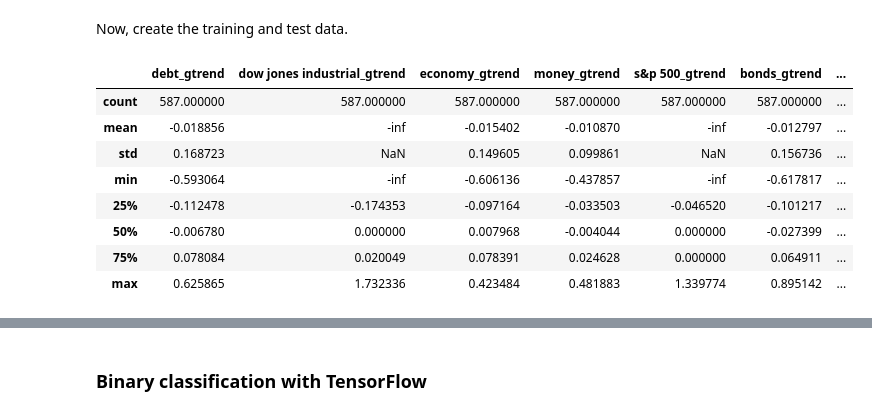
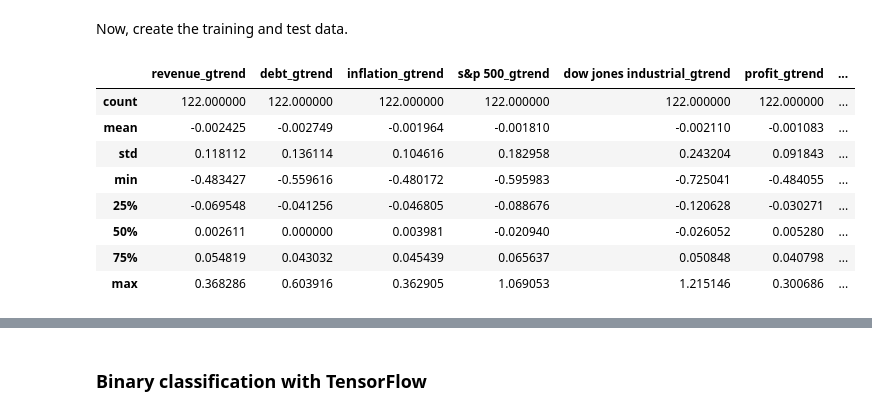
Before and after one commit to garyxcheng/stock-prediction, a Jupyter notebook: fin-data-local.ipynb, the cells around one changed output, grey strips where cells are left out. Saved outputs shown, nothing was run; the diff lists cells and outputs as text; code cells hidden in the pictures.

```diff
--- a/fin-data-local.ipynb
+++ b/fin-data-local.ipynb
@@ -88,6 +139,8 @@ done
 # %%
 total_trend_data = pd.DataFrame()
-total_trend_data = pd.read_csv("trend_data_2014-16.csv", dtype={ "debt": np.float64, "dow jones industrial": np.float64, "economy": np.float64, "money": np.float64, "s&p 500": np.float64})
+lst = ["revenue", "debt", "inflation", "s&p 500", "dow jones industrial", "profit", "credit", "money", "portfolio", "economy"]
+dic = {k : np.float64 for k in lst}
+total_trend_data = pd.read_csv("real_trend_data_2014-16.csv", dtype=dic)
 total_trend_data['Date'] = total_trend_data['Date'].apply(pd.to_datetime)
 total_trend_data = total_trend_data.set_index("Date")
 print(total_trend_data)
@@ -127,13 +180,12 @@ Date
 closing_data = pd.DataFrame()
 
 closing_data['snp_close'] = snp['Close']
-closing_data['nyse_close'] = nyse['Close']
-closing_data['djia_close'] = djia['Close']
 
 for k in total_trend_data.keys():
     closing_data[k+'_gtrend'] = total_trend_data[k]
 
 # Pandas includes a very convenient function for filling gaps in the data.
 closing_data = closing_data.fillna(method='ffill')
-closing_data.describe()
+print(closing_data)
+print(total_trend_data)
 # %% [output]
@@ -165,6 +225,6 @@ closing_data.describe()
 # %%
 #will the google trends data predict whether next day will be higher than last 21 day avg
-def make_log_avg_return(closing_data, delta_days=21):
+def make_log_avg_return(closing_data, delta_days=3):
     log_avg_return_data = pd.DataFrame()
     for k in closing_data:
         orig_col = closing_data[k]
@@ -458,6 +515,6 @@ tmp.corr().iloc[:,0]
 
 We'll use 80% of our data for training and 20% for testing.
 # %%
-log_return_data = log_avg_return_data3
+log_return_data = log_avg_return_data
 print(log_return_data)
 # %% [output]
@@ -502,27 +559,27 @@ log_return_data.describe()
 # %% [markdown]
 Now, create the training and test data.
 # %%
-predictors_tf = training_test_data[training_test_data.columns[3:-2]]
+predictors_tf = training_test_data[training_test_data.columns[1:-2]]
 
 classes_tf = training_test_data[training_test_data.columns[-2:]]
 
 training_set_size = int(len(training_test_data) * 0.8)
 test_set_size = len(training_test_data) - training_set_size
 
 training_predictors_tf = predictors_tf[:training_set_size]
 training_classes_tf = classes_tf[:training_set_size]
 test_predictors_tf = predictors_tf[training_set_size:]
 test_classes_tf = classes_tf[training_set_size:]
 
 training_predictors_tf.describe()
 # %% [output]
-|  | debt_gtrend | dow jones industrial_gtrend | economy_gtrend | money_gtrend | s&p 500_gtrend | bonds_gtrend | ... |
-| count | 587.000000 | 587.000000 | 587.000000 | 587.000000 | 587.000000 | 587.000000 | ... |
-| mean | -0.018856 | -inf | -0.015402 | -0.010870 | -inf | -0.012797 | ... |
-| std | 0.168723 | NaN | 0.149605 | 0.099861 | NaN | 0.156736 | ... |
-| min | -0.593064 | -inf | -0.606136 | -0.437857 | -inf | -0.617817 | ... |
-| 25% | -0.112478 | -0.174353 | -0.097164 | -0.033503 | -0.046520 | -0.101217 | ... |
-| 50% | -0.006780 | 0.000000 | 0.007968 | -0.004044 | 0.000000 | -0.027399 | ... |
-| 75% | 0.078084 | 0.020049 | 0.078391 | 0.024628 | 0.000000 | 0.064911 | ... |
-| max | 0.625865 | 1.732336 | 0.423484 | 0.481883 | 1.339774 | 0.895142 | ... |
+|  | revenue_gtrend | debt_gtrend | inflation_gtrend | s&p 500_gtrend | dow jones industrial_gtrend | profit_gtrend | ... |
+| count | 122.000000 | 122.000000 | 122.000000 | 122.000000 | 122.000000 | 122.000000 | ... |
+| mean | -0.002425 | -0.002749 | -0.001964 | -0.001810 | -0.002110 | -0.001083 | ... |
+| std | 0.118112 | 0.136114 | 0.104616 | 0.182958 | 0.243204 | 0.091843 | ... |
+| min | -0.483427 | -0.559616 | -0.480172 | -0.595983 | -0.725041 | -0.484055 | ... |
+| 25% | -0.069548 | -0.041256 | -0.046805 | -0.088676 | -0.120628 | -0.030271 | ... |
+| 50% | 0.002611 | 0.000000 | 0.003981 | -0.020940 | -0.026052 | 0.005280 | ... |
+| 75% | 0.054819 | 0.043032 | 0.045439 | 0.065637 | 0.050848 | 0.040798 | ... |
+| max | 0.368286 | 0.603916 | 0.362905 | 1.069053 | 1.215146 | 0.300686 | ... |
 # %%
```
Also changed, not shown: parts of 32 cells of this notebook, 4 other files.
